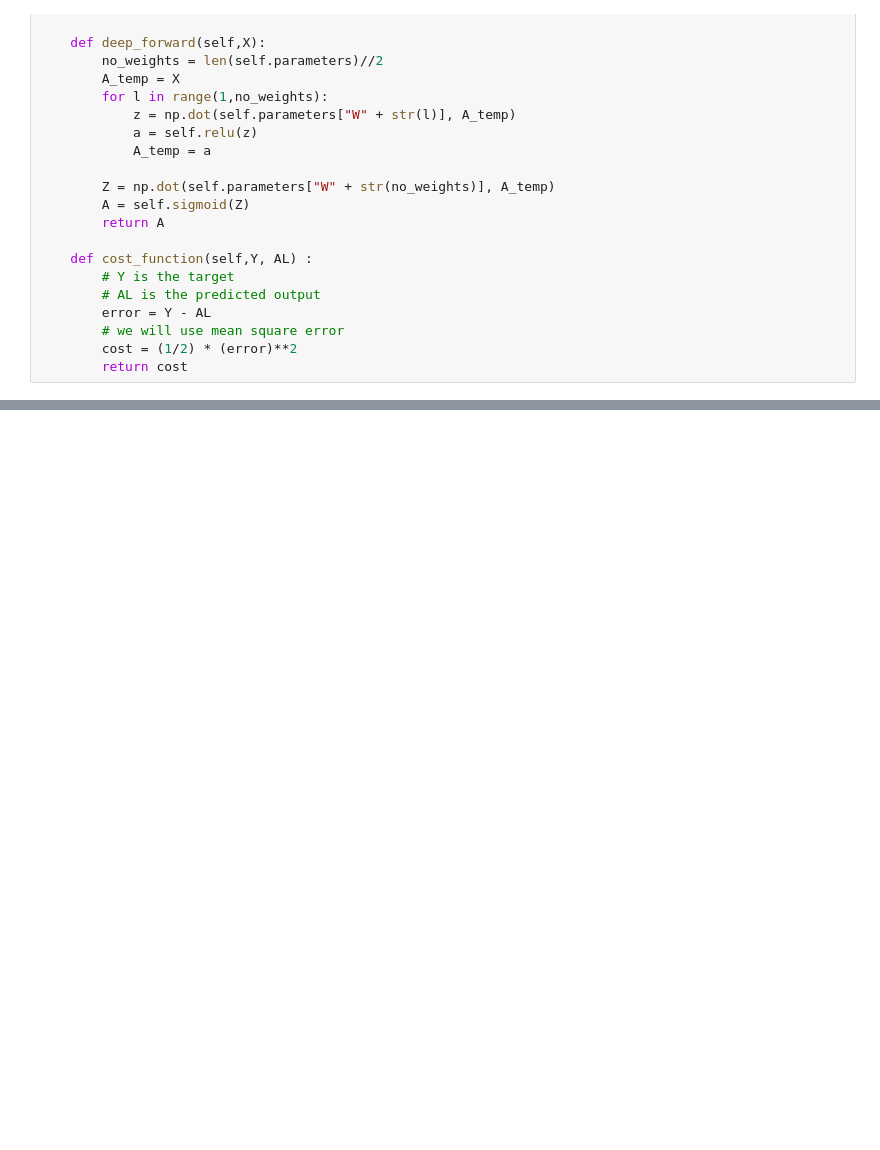
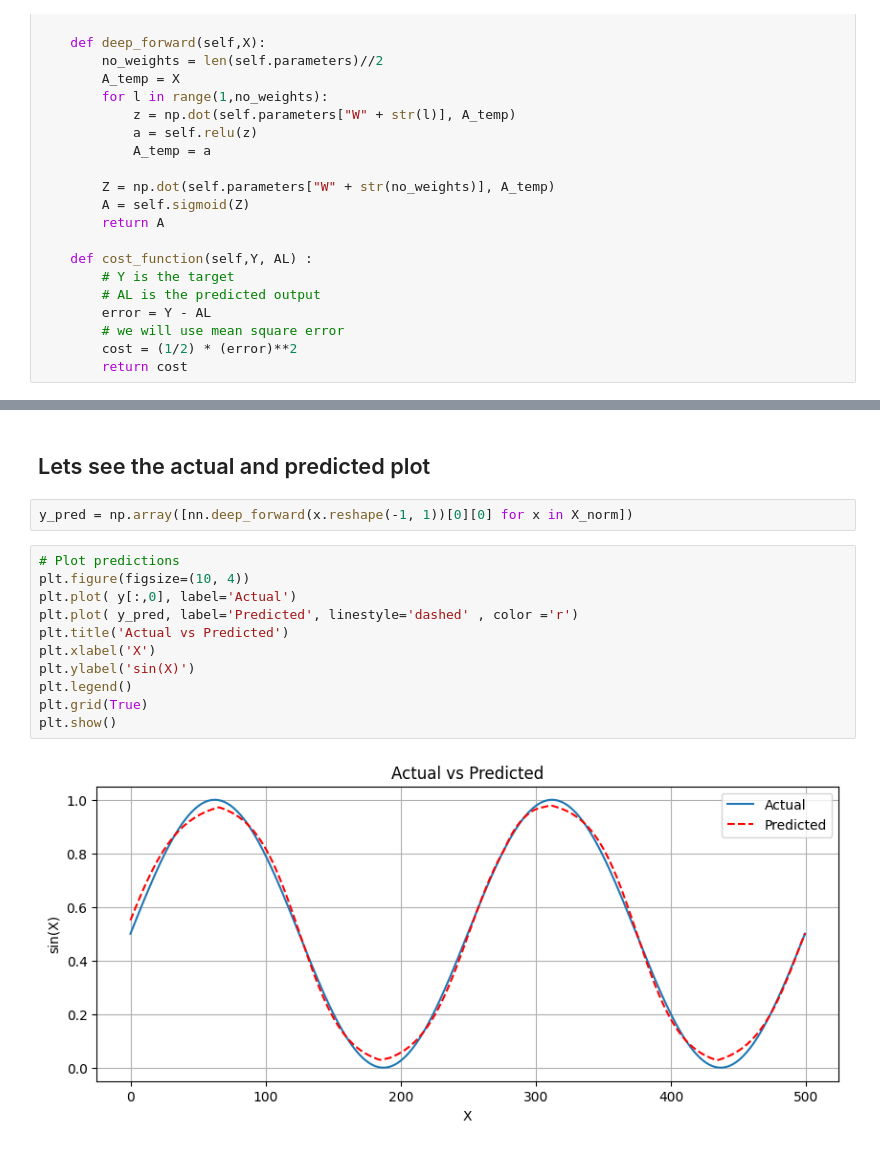
Before and after one commit to swodesh-2001/DeepNeuralNetwork-Scratch, a Jupyter notebook: NeuralNetwork.ipynb, the cells around one changed output, grey strips where cells are left out. Cells and saved outputs as stored; diff of their text form; blank space fills up the shorter version.

```diff
--- a/NeuralNetwork.ipynb
+++ b/NeuralNetwork.ipynb
@@ -164,0 +557,17 @@ array([[0.125]])
+# %% [markdown]
+## Lets see the actual and predicted plot
+# %%
+y_pred = np.array([nn.deep_forward(x.reshape(-1, 1))[0][0] for x in X_norm])
+# %%
+# Plot predictions
+plt.figure(figsize=(10, 4))
+plt.plot( y[:,0], label='Actual')
+plt.plot( y_pred, label='Predicted', linestyle='dashed' , color ='r')
+plt.title('Actual vs Predicted')
+plt.xlabel('X')
+plt.ylabel('sin(X)')
+plt.legend()
+plt.grid(True)
+plt.show()
+# %% [output]
+[figure, added]
```
Also changed, not shown: parts of 49 cells of this notebook, 4 other files.
